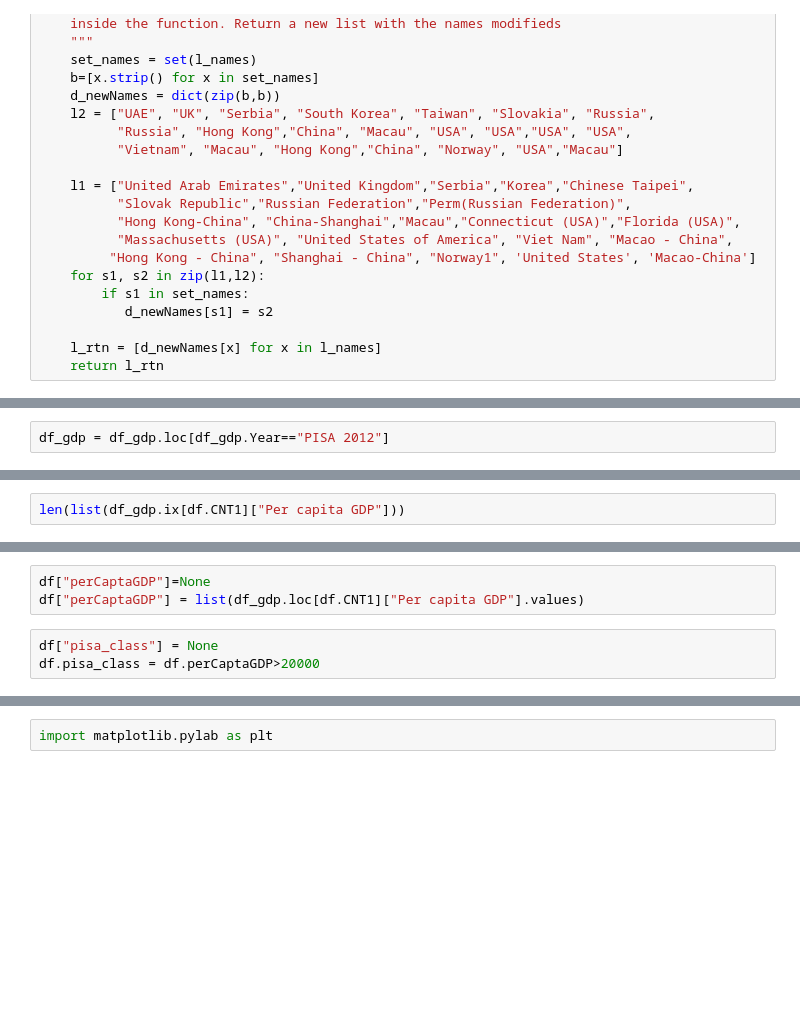
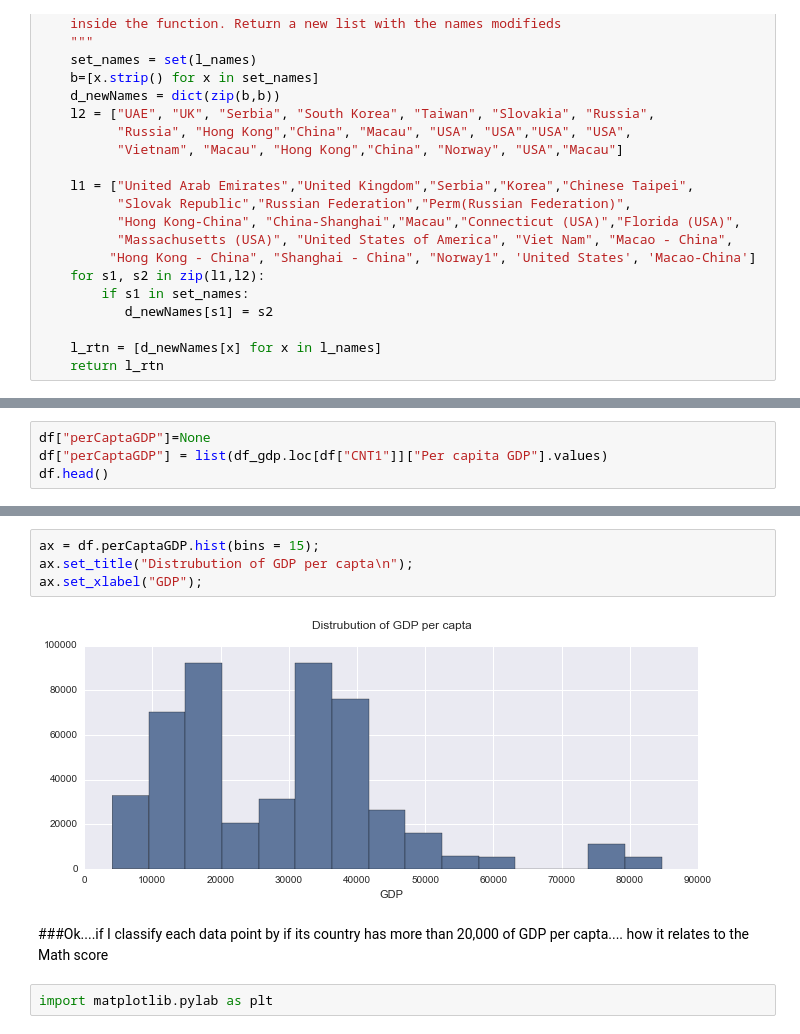
Before and after one commit to ucaiado/DATAVIS_UDACITY, a Jupyter notebook: report_aux.ipynb, the cells around one changed output, grey strips where cells are left out. Saved outputs shown, nothing was run; the diff lists cells and outputs as text; blank space fills up the shorter version.

```diff
--- a/report_aux.ipynb
+++ b/report_aux.ipynb
@@ -371,2 +399,0 @@ df_gdp.index=list(df_gdp.country1)
-# %%
-df_gdp = df_gdp.loc[df_gdp.Year=="PISA 2012"]
@@ -373,3 +404,5 @@ df_gdp = df_gdp.loc[df_gdp.Year=="PISA 2012"]
 # %%
-len(list(df_gdp.ix[df.CNT1]["Per capita GDP"]))
+df["perCaptaGDP"]=None
+df["perCaptaGDP"] = list(df_gdp.loc[df["CNT1"]]["Per capita GDP"].values)
+df.head()
 # %% [output]
@@ -381,6 +414,0 @@ df.shape
-# %%
-df["perCaptaGDP"]=None
-df["perCaptaGDP"] = list(df_gdp.loc[df.CNT1]["Per capita GDP"].values)
-# %%
-df["pisa_class"] = None
-df.pisa_class = df.perCaptaGDP>20000
@@ -398,2 +415,10 @@ ValueError: First argument must be a sequence
+# %%
+ax = df.perCaptaGDP.hist(bins = 15);
+ax.set_title("Distrubution of GDP per capta\n");
+ax.set_xlabel("GDP");
+# %% [output]
+[figure, added]
+# %% [markdown]
+###Ok....if I classify each data point by if its country has more than 20,000 of GDP per capta.... how it relates to the Math score
 # %%
 import matplotlib.pylab as plt
```
Also changed, not shown: parts of 72 cells of this notebook, 2 other files.
